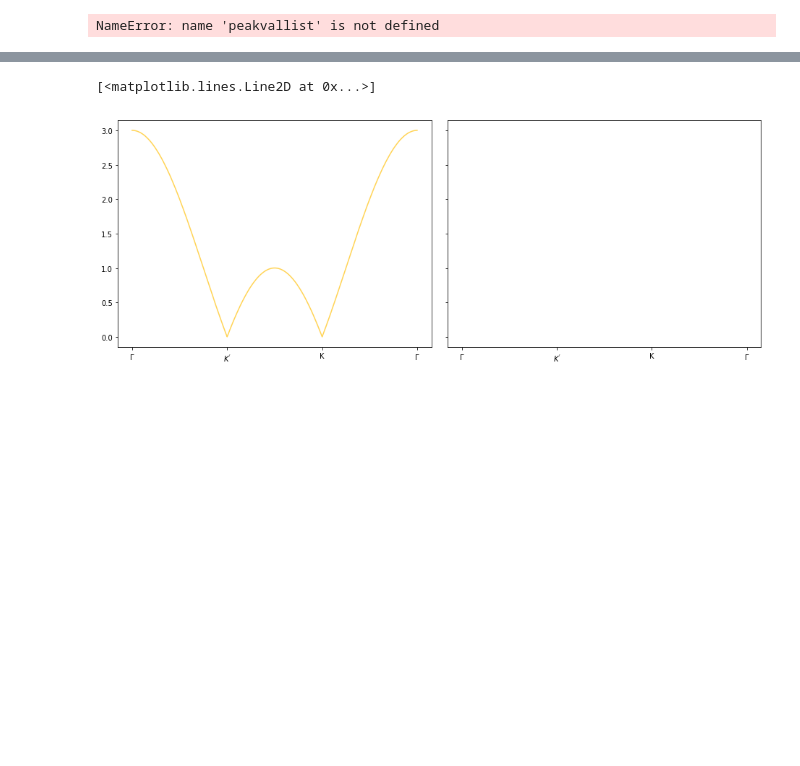
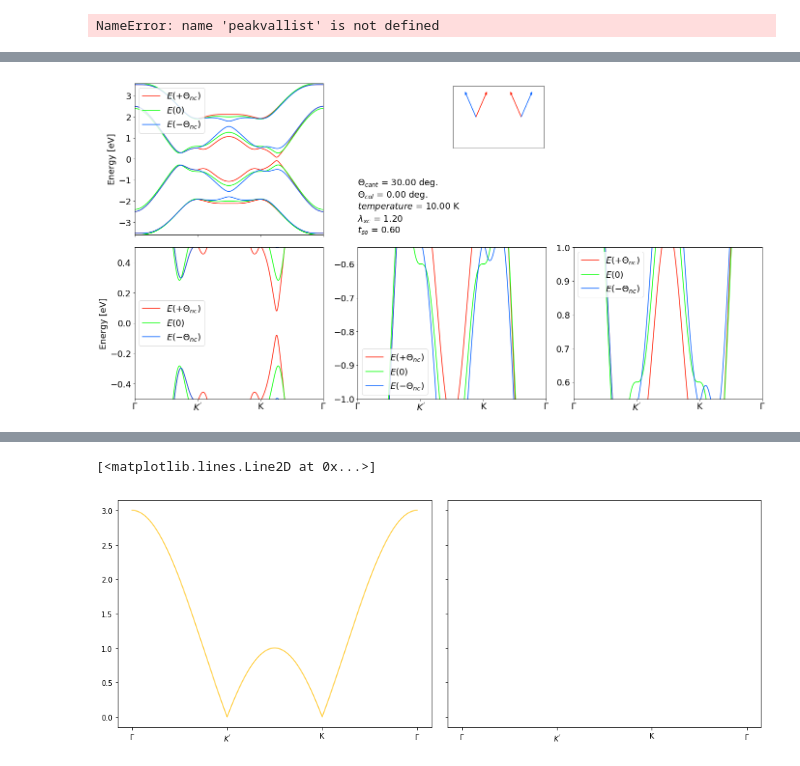
Before and after one commit to JonathanKipp/Plotting, a Jupyter notebook: peakfinding hc.ipynb, the cells around one changed output, grey strips where cells are left out. Drawn from its saved outputs; the diff is of its cells as text; code cells hidden in the pictures; blank space fills up the shorter version.

```diff
--- a/peakfinding hc.ipynb
+++ b/peakfinding hc.ipynb
@@ -543,0 +857,86 @@ with PdfPages(save_prefix + d + '_' + str(v) + '_' + datesets[3] + '_' + '_' + '
+# %%
+norm = colors.Normalize(vmin = 0, vmax = 20)
+m,n,o = 1,8,14
+#inputname = "test_lambda_tso"
+#inputname2 = "test_lambda_tsoflip"
+#inputname_null = "test_lambda_tso_col"
+inputname_null = "path_rel_G-K-Kprime_anticol_theta_scananticol_00_lambda_02_t_so_01"
+inputname = "path_rel_G-K-Kprime_anticol_theta_scananticol_01_lambda_02_t_so_01"
+inputname2 = "path_rel_G-K-Kprime_anticol_theta_scananticolflip_01_lambda_02_t_so_01"
+#colmap = 'gist_rainbow'
+#inputname = "test_tso_lambda"
+#inputname2 = "test_tso_lambdaflip"
+#inputname_null = "test_tso_lambda_col"
+E = np.load(prefixs[3] + inputname + '/band_E.npy')
+E_null = np.load(prefixs[3] + inputname_null + '/band_E.npy')
+E_opp = np.load(prefixs[3] + inputname2 + '/band_E.npy')
+v = "1"
+fig, ax = plt.subplots(nrows = 2, ncols = 3,figsize = (3*6.4,2*4.8),constrained_layout = True,sharex = "all")
+ax[1,0].xaxis.set_major_locator(plt.MultipleLocator(npoints_E//3))
+ax[1,0].set_xticklabels(K_label)
+ax[1,0].set_ylabel("Energy [eV]",fontsize = 18)
+ax[0,0].set_ylabel("Energy [eV]",fontsize = 18)
+for axes in [ax[0,0],ax[1,0],ax[1,1],ax[1,2]]:
+    axes.tick_params(labelsize = 18)
+    axes.plot(K,E[0],color =cm.get_cmap(colmap)(norm(m)),label = "$E(+\Theta_{nc})$")
+    axes.plot(K,E_null[0],color =cm.get_cmap(colmap)(norm(n)),label = "$E(0)$")
+    axes.plot(K,E_opp[0],color =cm.get_cmap(colmap)(norm(o)),label = "$E(-\Theta_{nc})$")
+ax[0,0].legend(fontsize = 18)
+ax[0,2].remove()
+ax[0,1].set_axis_off()
+for j in range(1,4):
+    for axes in [ax[0,0],ax[1,0],ax[1,1],ax[1,2]]:
+        axes.plot(K,E[j],color =cm.get_cmap(colmap)(norm(m)))
+        axes.plot(K,E_null[j],color =cm.get_cmap(colmap)(norm(n)))
+        axes.plot(K,E_opp[j],color =cm.get_cmap(colmap)(norm(o)))
+ax[0,0].margins(x=0, y=-0.0)
+ax[0,0].legend(fontsize = 18)
+    #ax[1,0].plot(K,E[j],"r")
+    #ax[1,0].plot(K,E_opp[j],"g")
+    #ax[1,0].plot(K,E_null[j],"b")
+ax[1,0].set_ylim(-0.5,0.5)
+ax[1,0].legend(fontsize = 18)
+    #ax[1,1].plot(K,E[j],"r")
+    #ax[1,1].plot(K,E_opp[j],"g")
+    #ax[1,1].plot(K,E_null[j],"b")
+ax[1,1].set_ylim(-1.,-0.55)
+ax[1,1].legend(fontsize = 18)
+    #ax[1,2].plot(K,E[j],"r")
+    #ax[1,2].plot(K,E_opp[j],"g")
+    #ax[1,2].plot(K,E_null[j],"b")
+ax[1,2].set_ylim(0.55,1.)
+ax[1,2].legend(fontsize = 18)
+ylims = ax[0,1].get_ylim()
+xlims = ax[0,1].get_xlim()
+print(ylims)
+axins = inset_axes(ax[0,1], width=2.6, height=1.8,loc = 'upper right')
+axins.tick_params(tick1On = False,labelleft=False, labelbottom=False)
+axins.set_xlim(-1.8,2.8)
+axins.set_ylim(-1.2,1.2)
+m_theta = np.load(prefixs[3] + inputname + '/m_theta.npy')
+m_theta_opp = np.load(prefixs[3] + inputname2 + '/m_theta.npy')
+print(m_theta,m_theta_opp)
+theta_col,theta_nc = col_type_func(m_theta,coltypesdict[datesets[3]])
+dx = np.sin(m_theta)
+dz = np.cos(m_theta)
+dx_opp = np.sin(m_theta_opp)
+dz_opp = np.cos(m_theta_opp)
+axins.arrow(1.65, 0, dx[1],dz[1], head_width=0.1, head_length=0.1,color = cm.get_cmap(colmap)(norm(m)))
+axins.arrow(-0.65, 0, dx[0],dz[0], head_width=0.1, head_length=0.1,color = cm.get_cmap(colmap)(norm(m)))
+axins.arrow(1.65, 0, dx_opp[1],dz_opp[1], head_width=0.1, head_length=0.1,color = cm.get_cmap(colmap)(norm(o)))
+axins.arrow(-0.65, 0, dx_opp[0],dz_opp[0], head_width=0.1, head_length=0.1,color = cm.get_cmap(colmap)(norm(o)))
+
+lmda = setup_check('lambda',prefixs[3],inputname + '/')
+t_so = setup_check('t_so',prefixs[3],inputname + '/')
+temperature = setup_check('temperature',prefixs[3],inputname + '/')
+thetastr = "$\Theta_{cant}$" + " = {:1.2f} deg.".format(theta_nc) + "\n$\Theta_{col}$" + " = {:1.2f} deg.".format(theta_col)
+lambdastr = "$\lambda_{xc}$" + " = {0:1.2f}".format(lmda)
+t_sostr = "$t_{so}$" + " = {0:1.2f}".format(t_so)
+temperaturestr = "$temperature$" + " = {0:1.2f} K".format(temperature)
+textstr = thetastr + "\n" + temperaturestr + "\n" + lambdastr + "\n" + t_sostr
+ax[0,1].text(xlims[0], ylims[0], textstr,size = 18,
+             horizontalalignment='left',
+             verticalalignment='bottom')
+with PdfPages(save_prefix + d + '_' + str(v) + '_' + inputname + '_' + 'bandscompare') as pdf:
+    pdf.savefig(fig)
+# %% [output]
@@ -544 +945,2 @@ with PdfPages(save_prefix + d + '_' + str(v) + '_' + datesets[3] + '_' + '_' + '
+[figure, added]
 # %%
```
Also changed, not shown: parts of 12 cells of this notebook.
